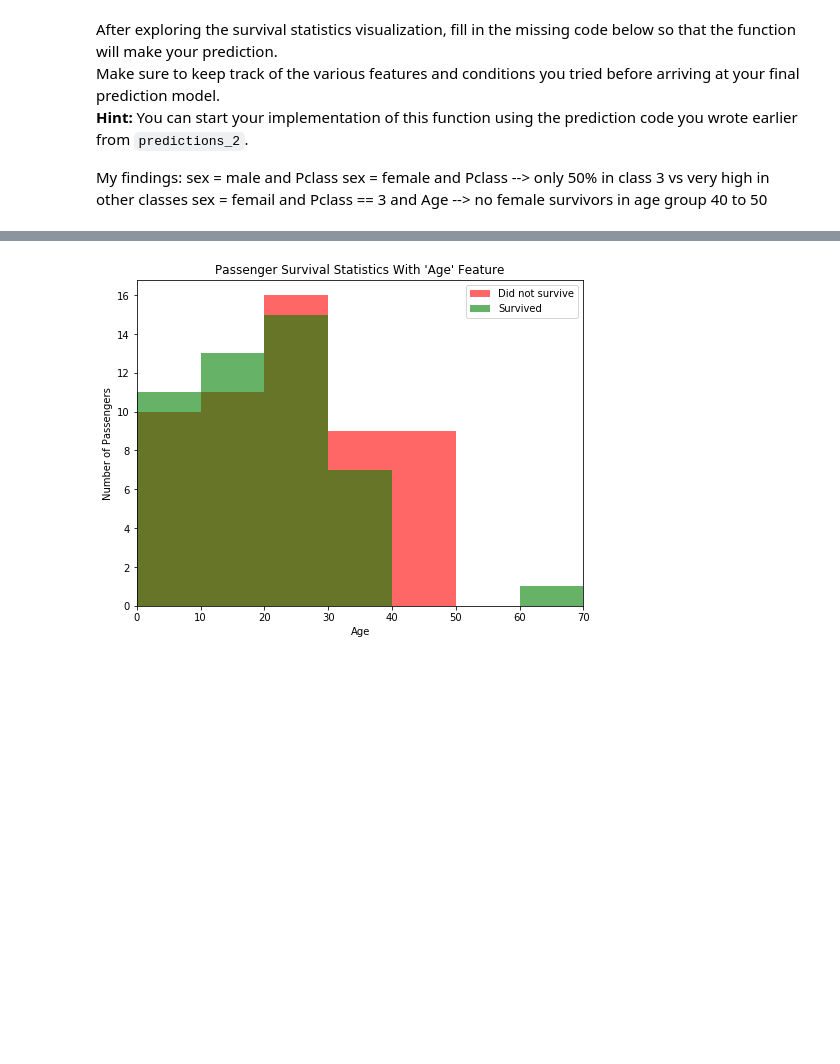
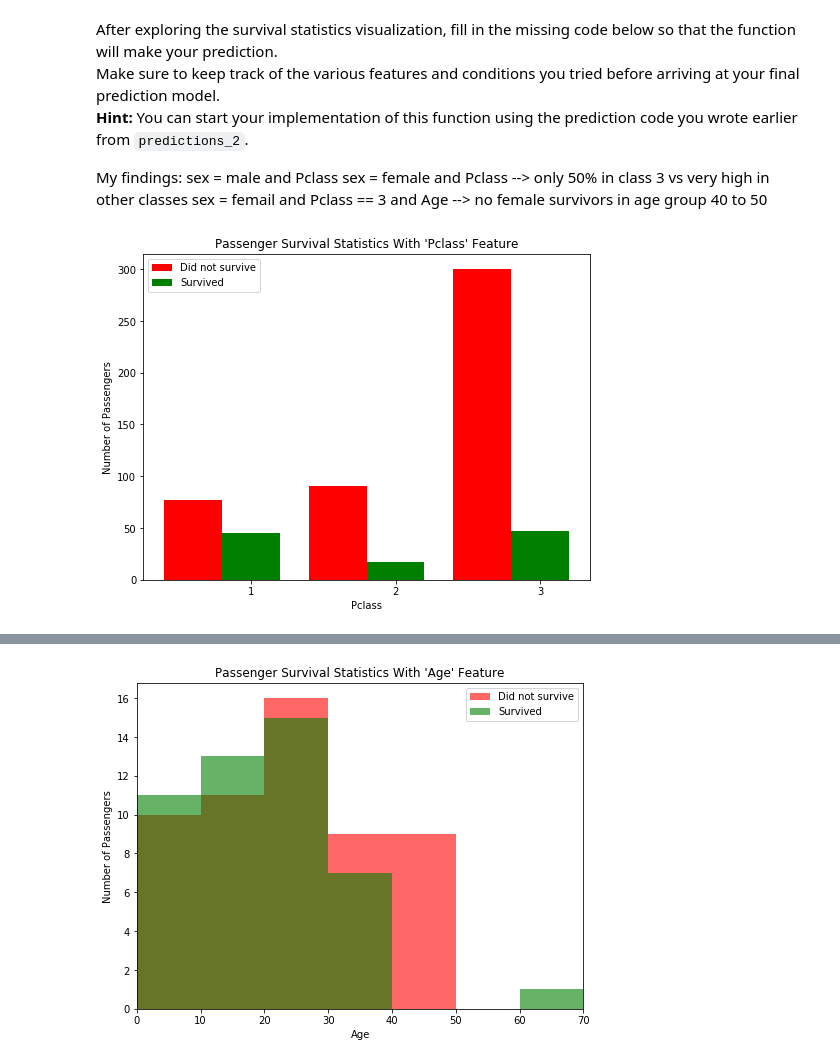
Before and after one commit to troypete/udacity_machine_learning, a Jupyter notebook: titanic_survival_exploration/titanic_survival_exploration.ipynb, the cells around one changed output, grey strips where cells are left out. Cells and saved outputs as stored; diff of their text form; code cells hidden in the pictures; blank space fills up the shorter version.

```diff
--- a/titanic_survival_exploration/titanic_survival_exploration.ipynb
+++ b/titanic_survival_exploration/titanic_survival_exploration.ipynb
@@ -242,3 +242,7 @@ My findings:
 sex = male and Pclass
 sex = female and Pclass --> only 50% in class 3 vs very high in other classes
 sex = femail and Pclass == 3 and Age --> no female survivors in age group 40 to 50
+# %%
+vs.survival_stats(data, outcomes, 'Pclass', ["Sex == 'male'"])
+# %% [output]
+[figure, added]
```
Also changed, not shown: parts of 8 cells of this notebook, 1 other file.
